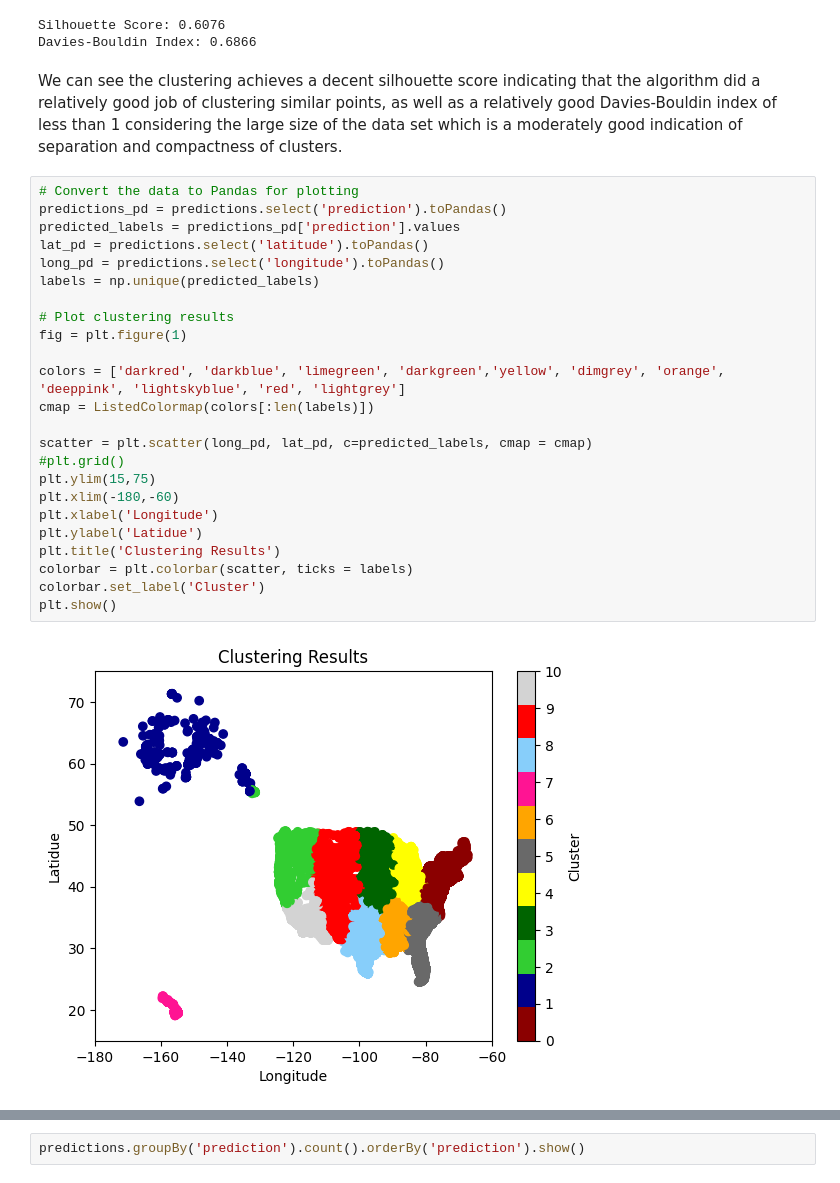
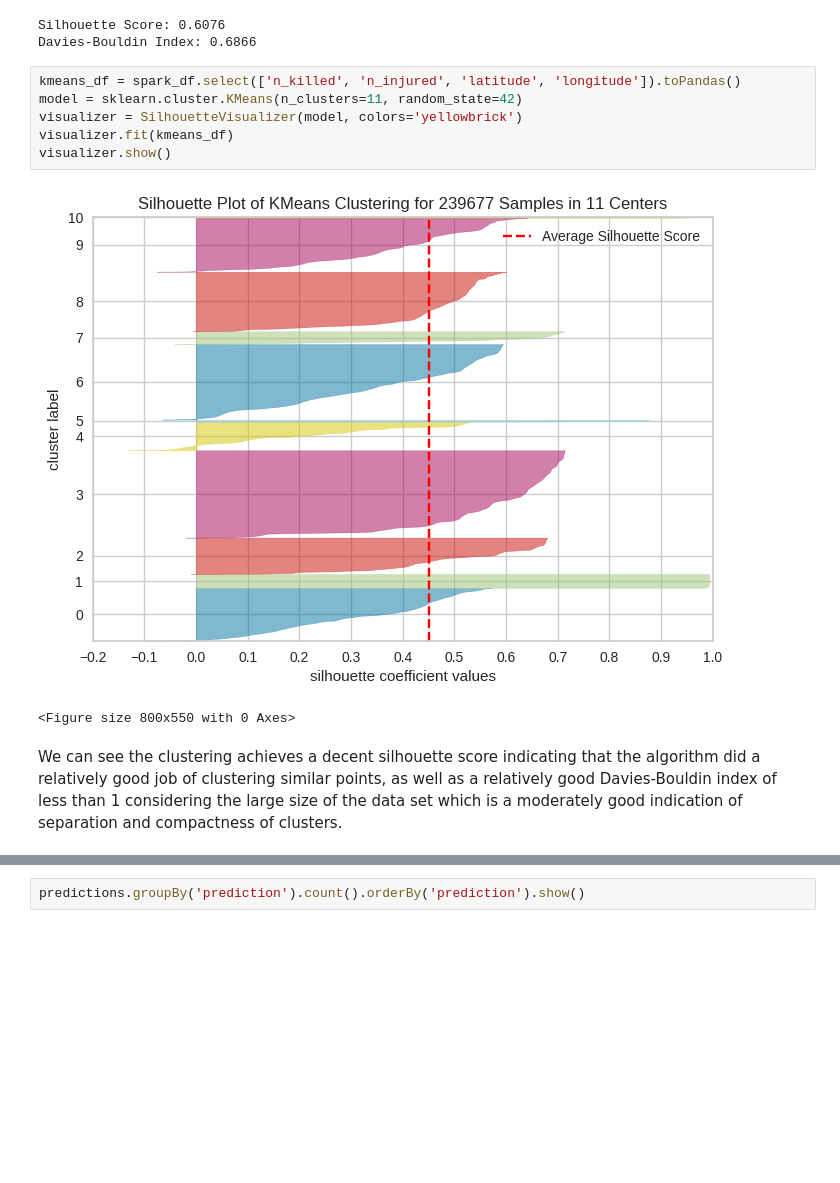
Before and after one commit to bharath03-a/Gun-Violence-Incidents, a Jupyter notebook: notebooks/04_cluster_analysis.ipynb, the cells around one changed output, grey strips where cells are left out. Cells and saved outputs as stored; diff of their text form; blank space fills up the shorter version.

```diff
--- a/notebooks/04_cluster_analysis.ipynb
+++ b/notebooks/04_cluster_analysis.ipynb
@@ -161,31 +158,14 @@ print('Davies-Bouldin Index: {:.4f}'.format(dbi))
 # %% [output]
 Silhouette Score: 0.6076
 Davies-Bouldin Index: 0.6866
+# %%
+kmeans_df = spark_df.select(['n_killed', 'n_injured', 'latitude', 'longitude']).toPandas()
+model = sklearn.cluster.KMeans(n_clusters=11, random_state=42)
+visualizer = SilhouetteVisualizer(model, colors='yellowbrick')
+visualizer.fit(kmeans_df)
+visualizer.show()
+# %% [output]
+[figure, added]
+<Figure size 800x550 with 0 Axes>
 # %% [markdown]
 We can see the clustering achieves a decent silhouette score indicating that the algorithm did a relatively good job of clustering similar points, as well as a relatively good Davies-Bouldin index of less than 1 considering the large size of the data set which is a moderately good indication of separation and compactness of clusters.
-# %%
-# Convert the data to Pandas for plotting
-predictions_pd = predictions.select('prediction').toPandas()
-predicted_labels = predictions_pd['prediction'].values
-lat_pd = predictions.select('latitude').toPandas()
-long_pd = predictions.select('longitude').toPandas()
-labels = np.unique(predicted_labels)
-
-# Plot clustering results
-fig = plt.figure(1)
-
-colors = ['darkred', 'darkblue', 'limegreen', 'darkgreen','yellow', 'dimgrey', 'orange', 'deeppink', 'lightskyblue', 'red', 'lightgrey']
-cmap = ListedColormap(colors[:len(labels)])
-
-scatter = plt.scatter(long_pd, lat_pd, c=predicted_labels, cmap = cmap)
-#plt.grid()
-plt.ylim(15,75)
-plt.xlim(-180,-60)
-plt.xlabel('Longitude')
-plt.ylabel('Latidue')
-plt.title('Clustering Results')
-colorbar = plt.colorbar(scatter, ticks = labels)
-colorbar.set_label('Cluster')
-plt.show()
-# %% [output]
-[figure, removed]
```
Also changed, not shown: parts of 24 cells of this notebook.
